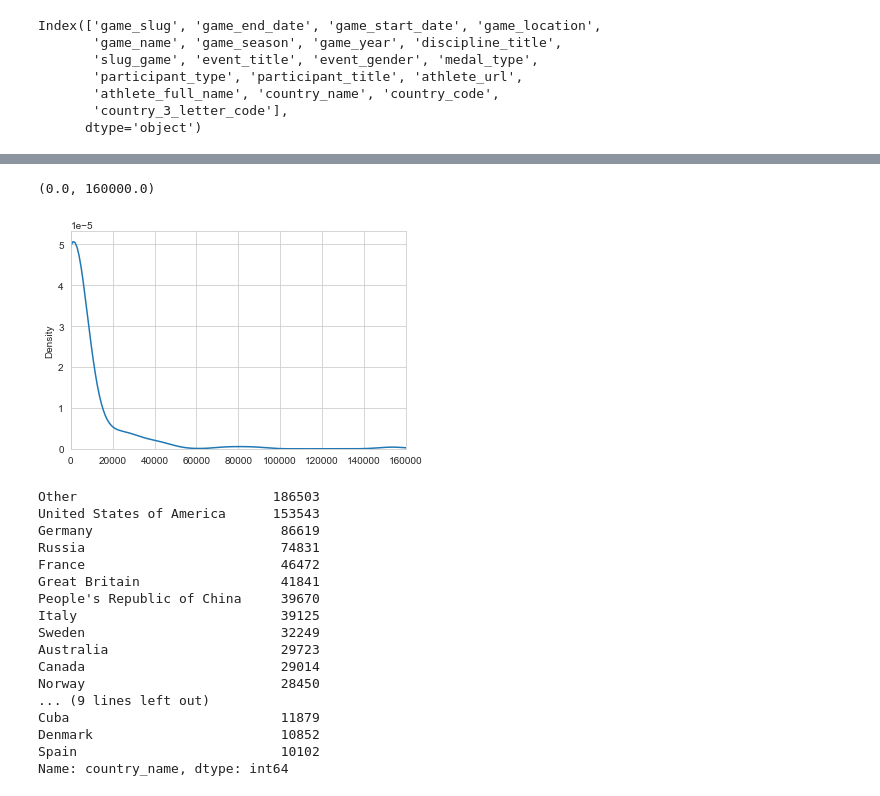
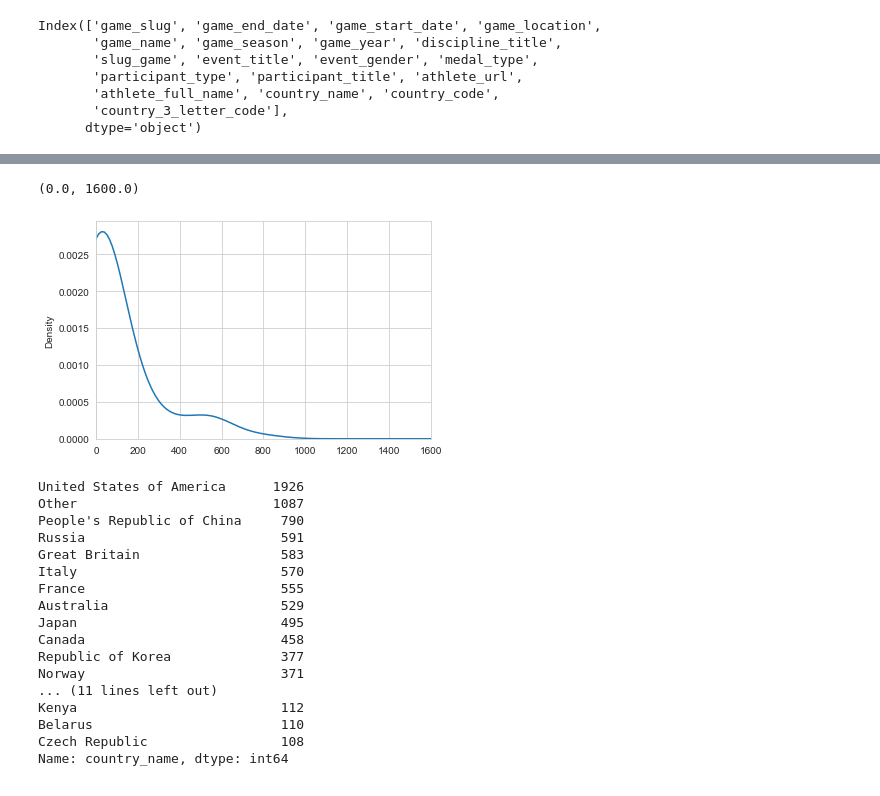
Before and after one commit to madrivers/Data_Bootcamp_Final_Project, a Jupyter notebook: gdp_pop_model/olympic_wb.ipynb, the cells around one changed output, grey strips where cells are left out. Saved outputs shown, nothing was run; the diff lists cells and outputs as text; code cells hidden in the pictures.

```diff
--- a/gdp_pop_model/olympic_wb.ipynb
+++ b/gdp_pop_model/olympic_wb.ipynb
@@ -203,7 +249,7 @@ Index(['game_location', 'game_season', 'game_year', 'discipline_title',
 # %%
 olympic_wb = pd.merge(clean_olympics_results, gdp_pop_df,
-                        left_on=  ['game_location'],
-                        right_on= ['Country Name'],
+                        left_on=  ['country_3_letter_code', 'game_year'],
+                        right_on= ['Country Code', 'year'],
                         how = 'left')
 olympic_wb.head()
 # %% [output]
@@ -216,2 +262,2 @@ olympic_wb.head()
 # %%
-olympic_wb.shape
+olympic_wb = olympic_wb.drop(['Country Name', 'Country Code', 'country_3_letter_code', 'year'], 1)
@@ -220,3 +271,3 @@ olympic_wb.shape
 # %%
 #drop null values
-olympic_wb.dropna()
+olympic_wb.dropna(inplace=True)
@@ -241,3 +305,3 @@ olympic_wb.shape
 # %%
-olympic_wb= olympic_wb.replace([np.inf, -np.inf], np.nan)
+#olympic_wb= olympic_wb.replace([np.inf, -np.inf], np.nan)
 # %%
@@ -319,14 +357,14 @@ Name: country_name, dtype: int64
 # %%
 # checking density
 sns.set_style('whitegrid')
 gfg = sns.kdeplot(np.array(country_counts))
-gfg.set_xlim(0, 160000)
+gfg.set_xlim(0, 1600)
 # %% [output]
-(0.0, 160000.0)
+(0.0, 1600.0)
-[figure, old version]
+[figure, new version]
 # %%
 # Determine which values to replace
-replace_countries = list(country_counts[country_counts < 10000].index)
+replace_countries = list(country_counts[country_counts < 100].index)
 
 # Replace in DataFrame
 for country in replace_countries:
@@ -336,22 +374,22 @@ for country in replace_countries:
 # Check to make sure binning was successful
 olympic_wb.country_name.value_counts()
 # %% [output]
-Other                         186503
-United States of America      153543
-Germany                        86619
-Russia                         74831
-France                         46472
-Great Britain                  41841
-People's Republic of China     39670
-Italy                          39125
-Sweden                         32249
-Australia                      29723
-Canada                         29014
-Norway                         28450
-... (9 lines left out)
-Cuba                           11879
-Denmark                        10852
-Spain                          10102
+United States of America      1926
+Other                         1087
+People's Republic of China     790
+Russia                         591
+Great Britain                  583
+Italy                          570
+France                         555
+Australia                      529
+Japan                          495
+Canada                         458
+Republic of Korea              377
+Norway                         371
+... (11 lines left out)
+Kenya                          112
+Belarus                        110
+Czech Republic                 108
 Name: country_name, dtype: int64
 # %%
 location_counts = olympic_wb.game_location.value_counts()
```
Also changed, not shown: parts of 37 cells of this notebook.
